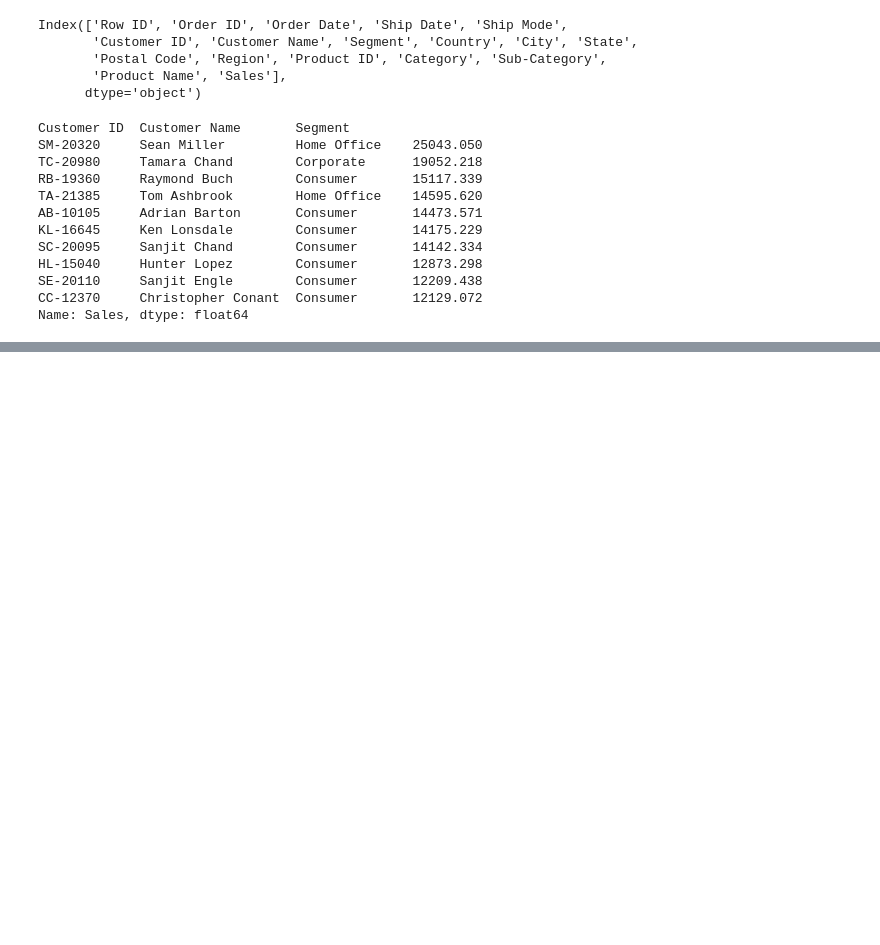
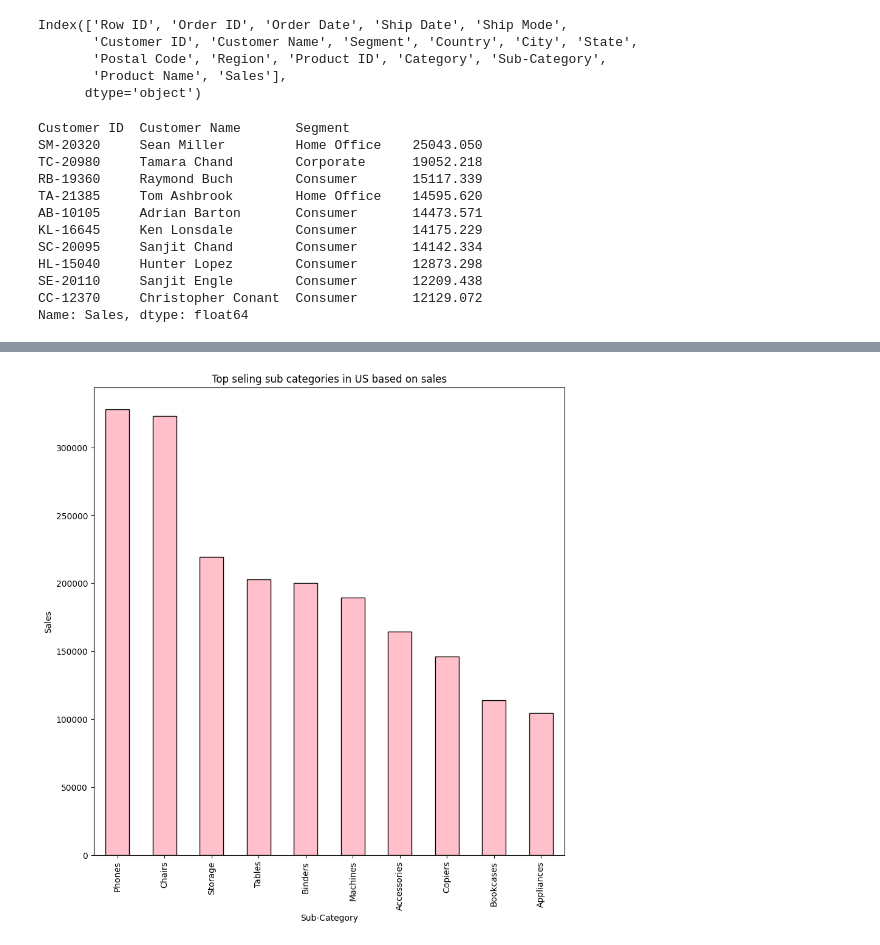
Before and after one commit to RasheshDesai/Retail-AI-Insights, a Jupyter notebook: main.ipynb, the cells around one changed output, grey strips where cells are left out. Cells and saved outputs as stored; diff of their text form; code cells hidden in the pictures; blank space fills up the shorter version.

```diff
--- a/main.ipynb
+++ b/main.ipynb
@@ -198,0 +268,9 @@ Name: Sales, dtype: float64
+# %%
+plt.figure(figsize=(10,10))
+top_sub_cat_prod.plot(kind='bar',color='pink',edgecolor='black')
+plt.xlabel('Sub-Category')
+plt.ylabel('Sales')
+plt.title("Top seling sub categories in US based on sales")
+plt.show()
+# %% [output]
+[figure, added]
```
Also changed, not shown: parts of 9 cells of this notebook, 2 other files.
